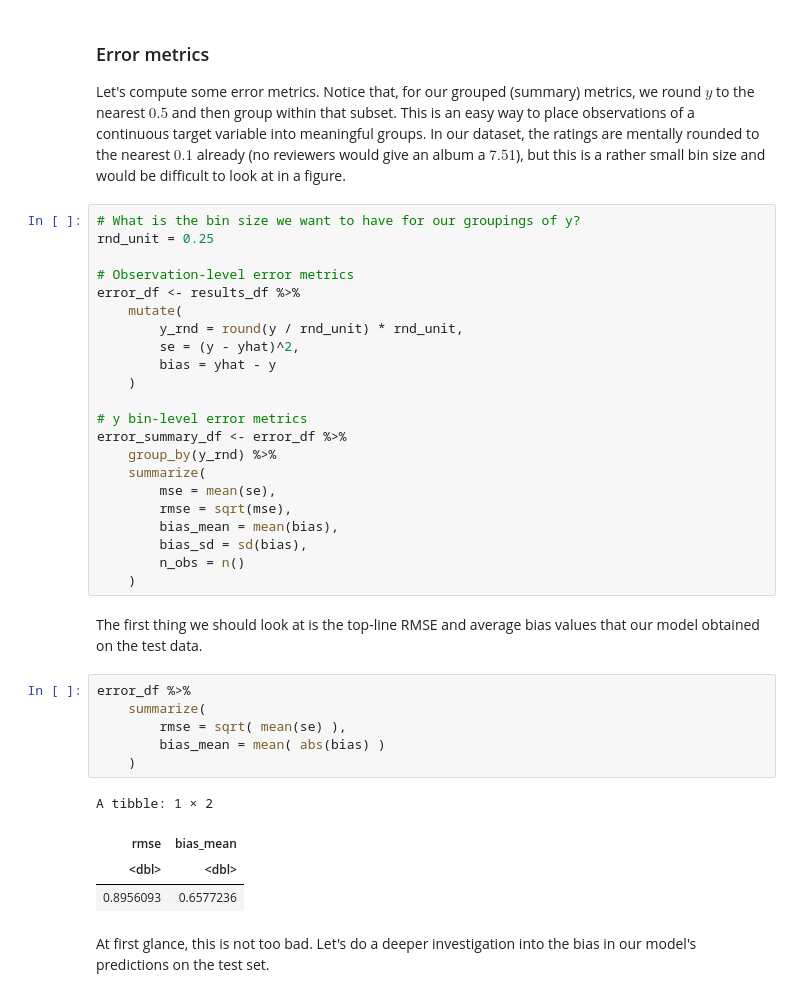
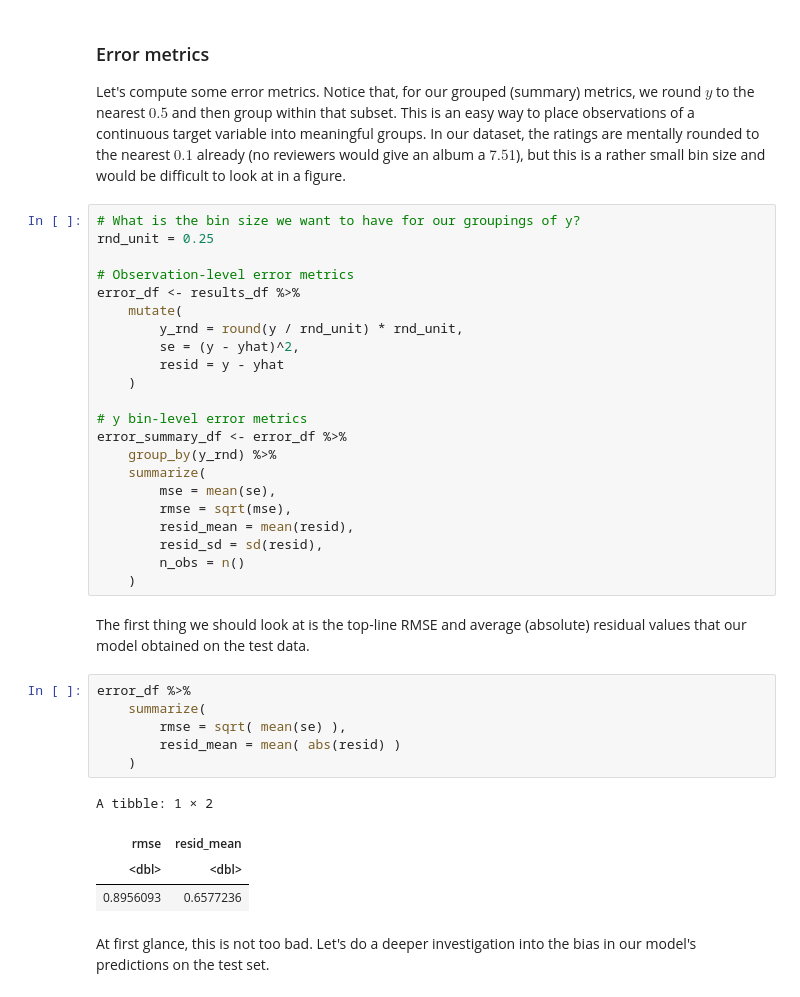
Before and after one commit to cjc77/nlp-projects, a Jupyter notebook: notebooks_pitchfork_ratings/04_fit_analysis.ipynb, the cells around one changed output. Drawn from its saved outputs; the diff is of its cells as text.

```diff
--- a/notebooks_pitchfork_ratings/04_fit_analysis.ipynb
+++ b/notebooks_pitchfork_ratings/04_fit_analysis.ipynb
@@ -56,7 +56,7 @@ error_df <- results_df %>%
     mutate(
         y_rnd = round(y / rnd_unit) * rnd_unit,
         se = (y - yhat)^2,
-        bias = yhat - y
+        resid = y - yhat
     )
 
 # y bin-level error metrics
@@ -65,21 +65,21 @@ error_summary_df <- error_df %>%
     summarize(
         mse = mean(se),
         rmse = sqrt(mse),
-        bias_mean = mean(bias),
-        bias_sd = sd(bias),
+        resid_mean = mean(resid),
+        resid_sd = sd(resid),
         n_obs = n()
     )
 # %% [markdown]
-The first thing we should look at is the top-line RMSE and average bias values that our model obtained on the test data.
+The first thing we should look at is the top-line RMSE and average (absolute) residual values that our model obtained on the test data.
 # %%
 error_df %>%
     summarize(
         rmse = sqrt( mean(se) ),
-        bias_mean = mean( abs(bias) )
+        resid_mean = mean( abs(resid) )
     )
 # %% [output]
 A tibble: 1 × 2
-| rmse | bias_mean |
+| rmse | resid_mean |
 | <dbl> | <dbl> |
 | 0.8956093 | 0.6577236 |
 # %% [markdown]
```
Also changed, not shown: parts of 15 cells of this notebook.
